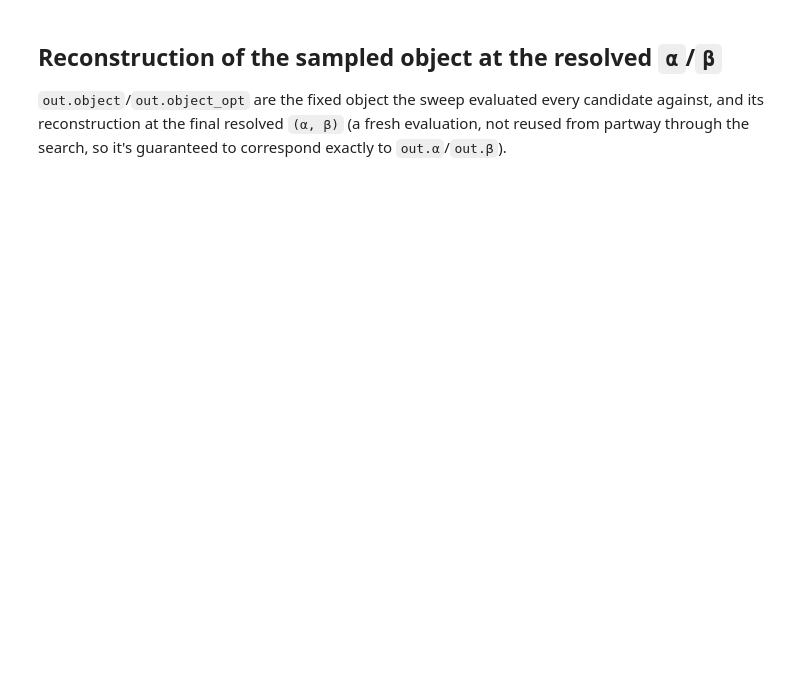
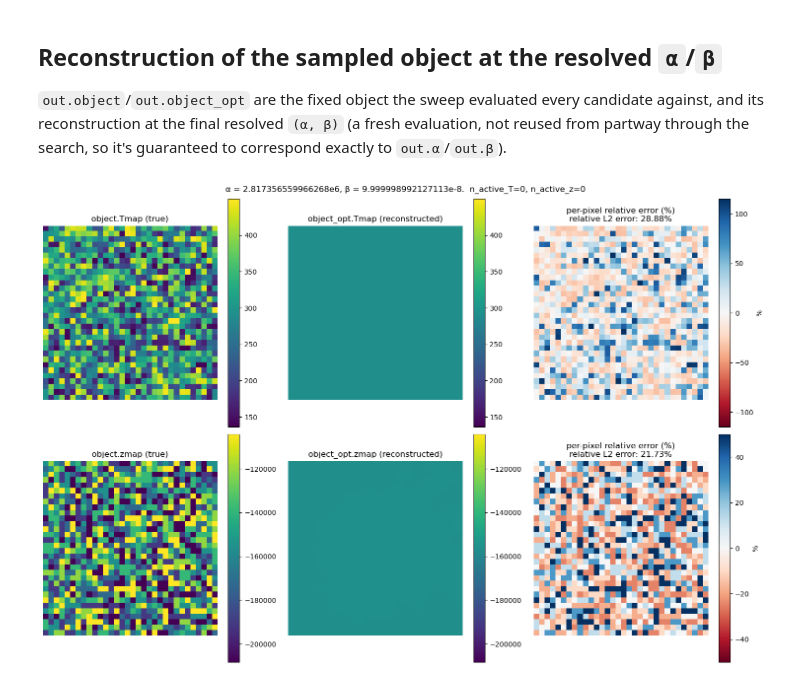
Before and after one commit to sophiefisher/End2EndThermalImg.jl, a Jupyter notebook: jupyter_notebooks/2026-10-23-tune-regularization.ipynb, the cells around one changed output. Drawn from its saved outputs; the diff is of its cells as text; code cells hidden in the pictures; blank space fills up the shorter version.

```diff
--- a/jupyter_notebooks/2026-10-23-tune-regularization.ipynb
+++ b/jupyter_notebooks/2026-10-23-tune-regularization.ipynb
@@ -379,6 +386,11 @@ object_opt = out.object_opt
 # Tlb > 0) nor zmap (bounded away from 0 by PSF_zlb/PSF_zub) ever approaches zero.
 error_T = 100 .* (object_opt.Tmap .- object.Tmap) ./ object.Tmap
 error_z = 100 .* (object_opt.zmap .- object.zmap) ./ object.zmap
+
+# relative L2 error -- ||opt - true|| / ||true||, one shared scalar per map rather than a
+# pointwise ratio at each pixel. relerr_T^2 + relerr_z^2 is exactly L_reconstruction_error.
+relerr_T = norm(object_opt.Tmap .- object.Tmap) / norm(object.Tmap)
+relerr_z = norm(object_opt.zmap .- object.zmap) / norm(object.zmap)
 
 fig, axes = subplots(2, 3; figsize=(15, 10))
 
@@ -387,32 +399,36 @@ im00 = axes[0,0].imshow(object.Tmap; vmin=vlims_T[1], vmax=vlims_T[2])
 axes[0,0].set_title("object.Tmap (true)")
 fig.colorbar(im00, ax=axes[0,0])
 
 im01 = axes[0,1].imshow(object_opt.Tmap; vmin=vlims_T[1], vmax=vlims_T[2])
 axes[0,1].set_title("object_opt.Tmap (reconstructed)")
 fig.colorbar(im01, ax=axes[0,1])
 
 elim_T = maximum(abs, error_T)
 im02 = axes[0,2].imshow(error_T; cmap="RdBu", vmin=-elim_T, vmax=elim_T)
-axes[0,2].set_title("relative error (%)")
+axes[0,2].set_title("per-pixel relative error (%)
+relative L2 error: $(round(100*relerr_T, digits=2))%")
 fig.colorbar(im02, ax=axes[0,2], label="%")
 
 vlims_z = extrema(vcat(vec(object.zmap), vec(object_opt.zmap)))
 im10 = axes[1,0].imshow(object.zmap; vmin=vlims_z[1], vmax=vlims_z[2])
 axes[1,0].set_title("object.zmap (true)")
 fig.colorbar(im10, ax=axes[1,0])
 
 im11 = axes[1,1].imshow(object_opt.zmap; vmin=vlims_z[1], vmax=vlims_z[2])
 axes[1,1].set_title("object_opt.zmap (reconstructed)")
 fig.colorbar(im11, ax=axes[1,1])
 
 elim_z = maximum(abs, error_z)
 im12 = axes[1,2].imshow(error_z; cmap="RdBu", vmin=-elim_z, vmax=elim_z)
-axes[1,2].set_title("relative error (%)")
+axes[1,2].set_title("per-pixel relative error (%)
+relative L2 error: $(round(100*relerr_z, digits=2))%")
 fig.colorbar(im12, ax=axes[1,2], label="%")
 
 for ax in axes.flat
     ax.axis("off")
 end
 fig.suptitle("α = $(out.α), β = $(out.β).  n_active_T=$(out.history[end].n_active_T), n_active_z=$(out.history[end].n_active_z)")
 fig.tight_layout()
 fig;
+# %% [output]
+[figure, added]
```
Also changed, not shown: parts of 12 cells of this notebook, 3 other files.
